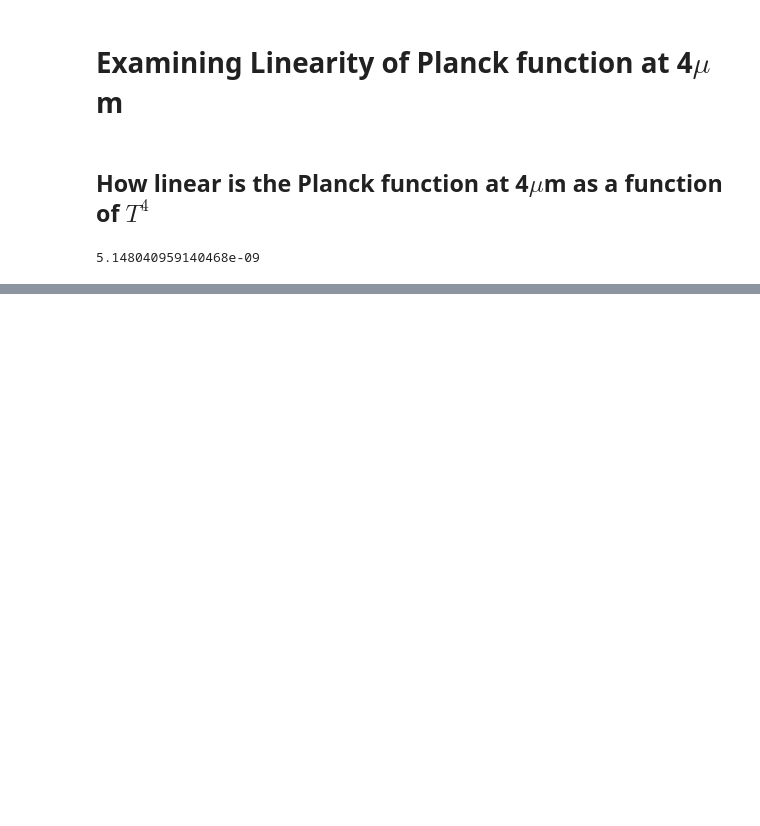
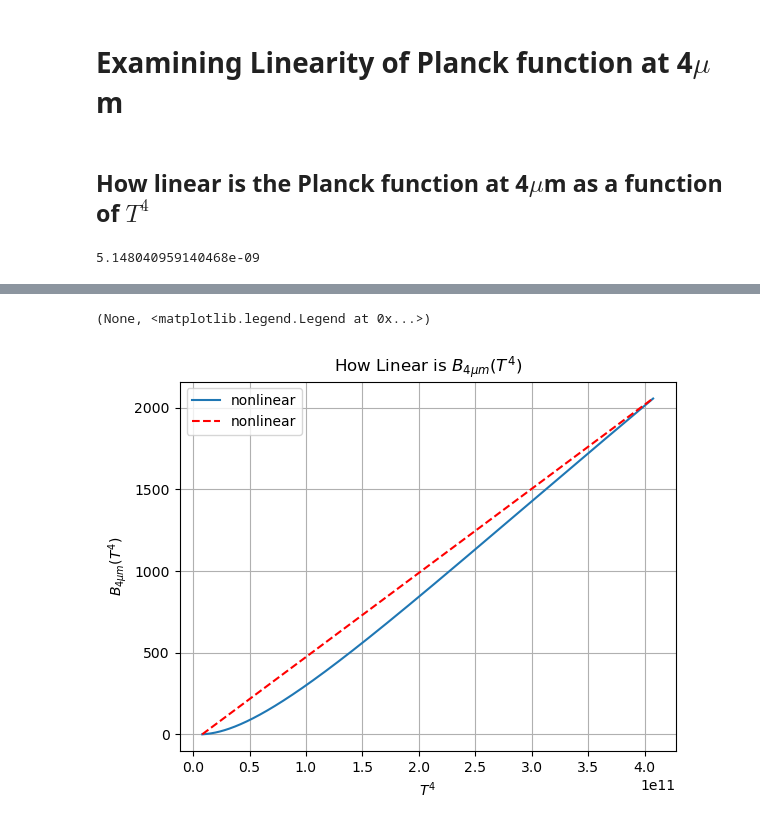
Before and after one commit to GEOS-ESM/QFED, a Jupyter notebook: src/Notebooks/plumerise/planck_at_4um.ipynb, the cells around one changed output, grey strips where cells are left out. Drawn from its saved outputs; the diff is of its cells as text; code cells hidden in the pictures; blank space fills up the shorter version.

```diff
--- a/src/Notebooks/plumerise/planck_at_4um.ipynb
+++ b/src/Notebooks/plumerise/planck_at_4um.ipynb
@@ -29,3 +29,11 @@ plt.grid(), plt.legend()
+# %%
+plt.plot(T[0:500]**4,P[0:500],label='nonlinear')
+plt.plot(T[0:500]**4,PL[0:500],'r--',label='nonlinear')
+plt.xlabel(r'$T^4$'), plt.ylabel(r'$B_{4\mu m}(T^4)$'), plt.title(r'How Linear is $B_{4\mu m}(T^4)$')
+plt.grid(), plt.legend()
+# %% [output]
+(None, <matplotlib.legend.Legend at 0x...>)
+[figure, added]
 # %%
 plt.plot(T,P,label='nonlinear')
 plt.plot(T,PL,'r--',label='nonlinear')
```
Also changed, not shown: parts of 9 cells of this notebook.
